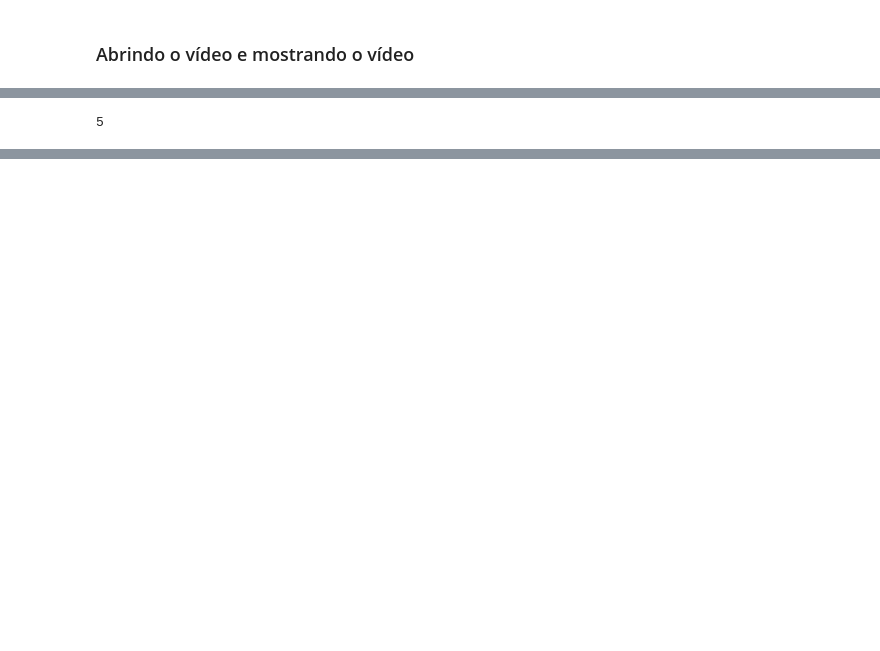
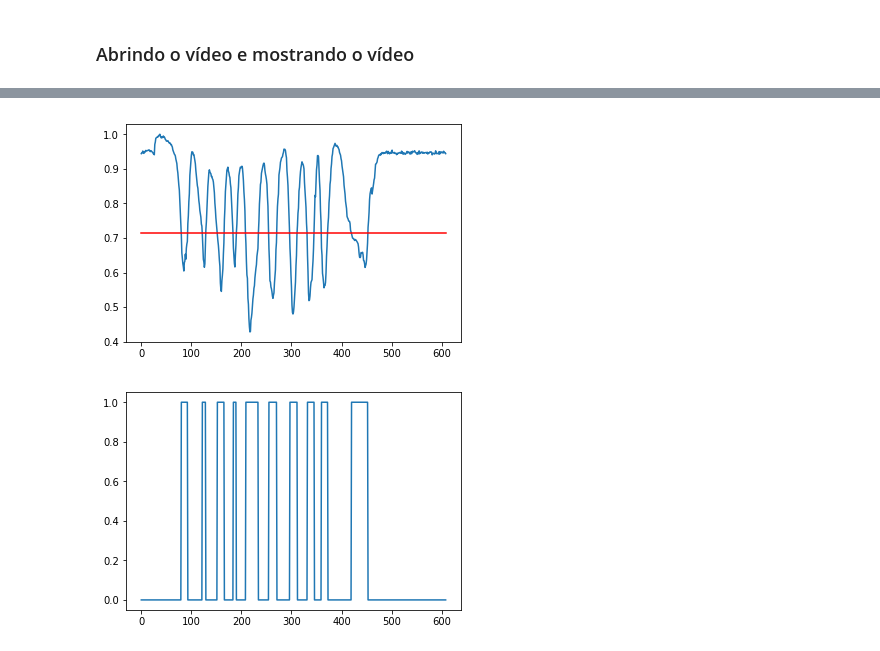
Before and after one commit to grupo9ia898/scap, a Jupyter notebook: scap.ipynb, the cells around one changed output, grey strips where cells are left out. Drawn from its saved outputs; the diff is of its cells as text; code cells hidden in the pictures; blank space fills up the shorter version.

Commit message:
Estudo do limiar incluído

```diff
--- a/scap.ipynb
+++ b/scap.ipynb
@@ -63,6 +60,3 @@ def to_gray(video):
         video_gray[ii] = (r + g + b) / 3
 
     return video_gray
-# %%
-x = to_gray(v_array)
-#play(x[0:30])
@@ -79,14 +70,14 @@ def conta_integral(x):
     x_cropped=x[:,100:240,0:125]
     integral=integra(x_cropped)
     integral=integral/np.max(integral)
+    plt.figure()
+    plt.plot(integral)
     limiar=np.min(integral)+((np.max(integral)-np.min(integral))/2)
+    plt.plot(limiar*np.ones(integral.shape),'-r')
     info_binaria=integral<limiar
+    plt.figure()
+    plt.plot(info_binaria)
     picos=np.bitwise_and(info_binaria,np.invert(np.roll(info_binaria,1)))
     pessoas=np.count_nonzero(picos)
     frames_ind=np.nonzero(picos)
-    return pessoas
+    return pessoas,frames_ind
-# %%
-contagem=conta_integral(x)
-print(contagem)
-# %% [output]
-5
@@ -92,0 +103,22 @@ print(contagem)
+# %%
+x1 = to_gray(np.array(v_depth))
+x2 = to_gray(np.array(v2_depth))
+x3 = to_gray(np.array(v3_depth))
+x4 = to_gray(np.array(v4_depth))
+x5 = to_gray(np.array(v5_depth))
+
+y1 = to_gray(np.array(v_color))
+y2 = to_gray(np.array(v2_color))
+y3 = to_gray(np.array(v3_color))
+y4 = to_gray(np.array(v4_color))
+y5 = to_gray(np.array(v5_color))
+
+X=[x1,x2,x3,x4,x5]
+Y=[y1,y2,y3,y4,y5]
+
+valor_real=[7,7,10,13,20]
+# %%
+%%time
+[pessoas,frames]=conta_integral(X[2])
+print("O numero de pessoas contado foi: ",pessoas)
+# %% [output]
@@ -92,0 +128,2 @@ print(contagem)
+[figure, added]
+[figure, added]
```
Also changed, not shown: parts of 10 cells of this notebook.
